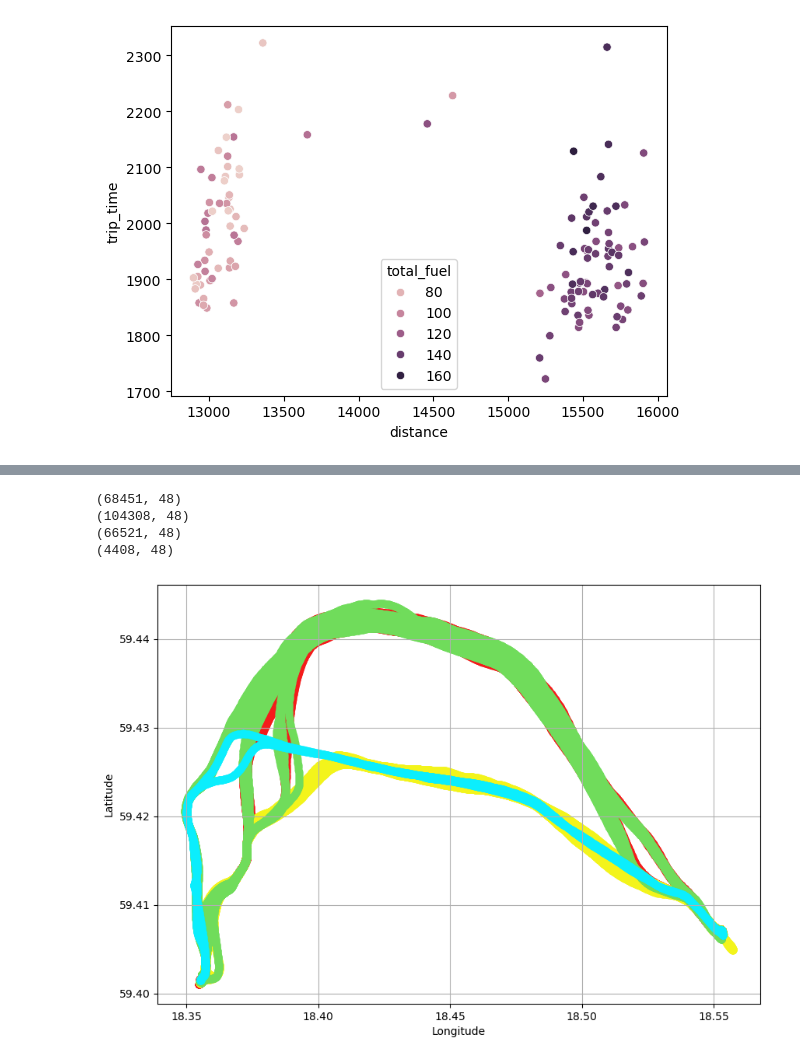
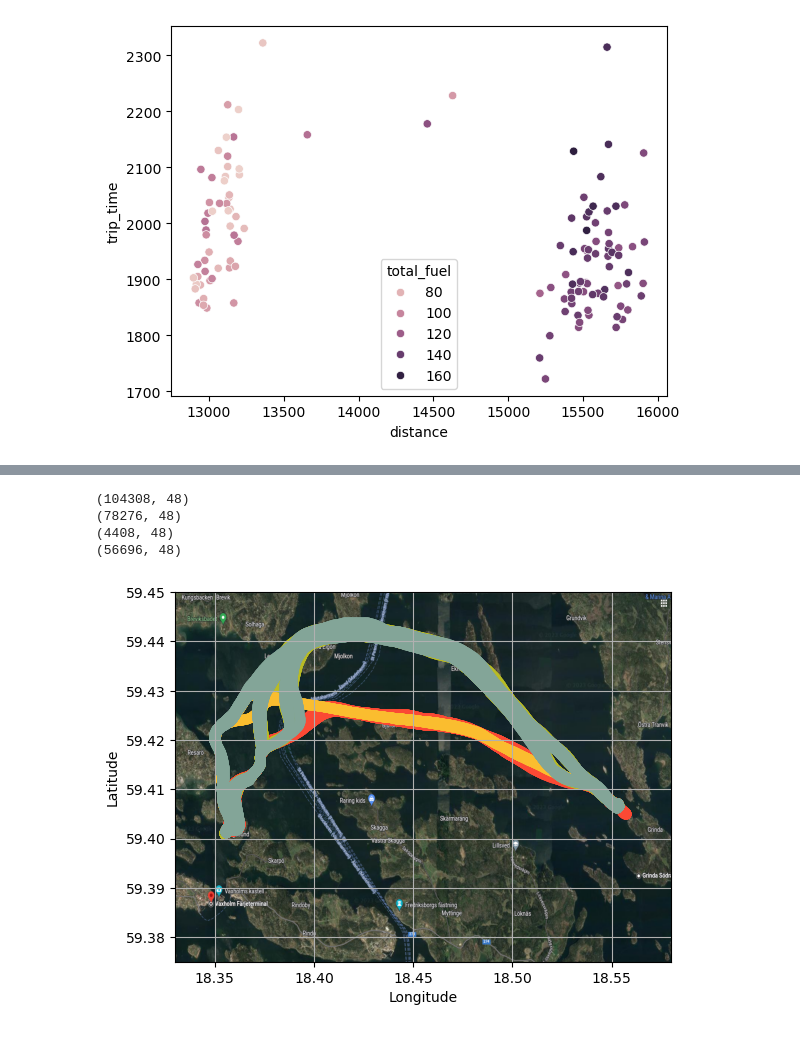
Before and after one commit to williamswe123/Datamining_Projekt, a Jupyter notebook: Economic_Path_Analysis.ipynb, the cells around one changed output, grey strips where cells are left out. Saved outputs shown, nothing was run; the diff lists cells and outputs as text; code cells hidden in the pictures.

```diff
--- a/Economic_Path_Analysis.ipynb
+++ b/Economic_Path_Analysis.ipynb
@@ -106,22 +106,35 @@ for c in range(cluster_amount):
 # %%
 # Create a scatter plot of latitude and longitude to visualize the ferry's path
-fig = plt.figure(figsize=(10,7))
 
-colors = ["#f41b1b", "#f3f41b", "#70dc5b", "#0beefd", "#0027a9", "#a416dc", "#f213b6"]
+# Create a figure and axis
+fig, ax = plt.subplots()
+
+## Load the background image
+image = plt.imread('route_bg.png')
+
+# Display the image on the plot
+
+
+
+ax.imshow(image, aspect='auto', extent=[18.33, 18.58, 59.375, 59.45])  # Adjust extent if needed
+
+
+#fig = plt.figure(figsize=(10,7))
+colors = ["#fb4934", "#b8bb26", "#fabd2f", "#83a598", "#d3869b", "#8ec07c", "#fe8019", "#282828"]
 
 for i in range(cluster_amount):
     l = list(data_trips[clusterLabels == i].index)
     t = data[data['RT_id'].isin(l)]
     print(t.shape)
     plt.scatter(t['longitude'], t['latitude'], c=colors[i])
 
 plt.xlabel('Longitude')
 plt.ylabel('Latitude')
 plt.grid()
 plt.show()
 # %% [output]
-(68451, 48)
 (104308, 48)
-(66521, 48)
+(78276, 48)
 (4408, 48)
+(56696, 48)
-[figure, old version]
+[figure, new version]
```
Also changed, not shown: parts of 3 cells of this notebook.
